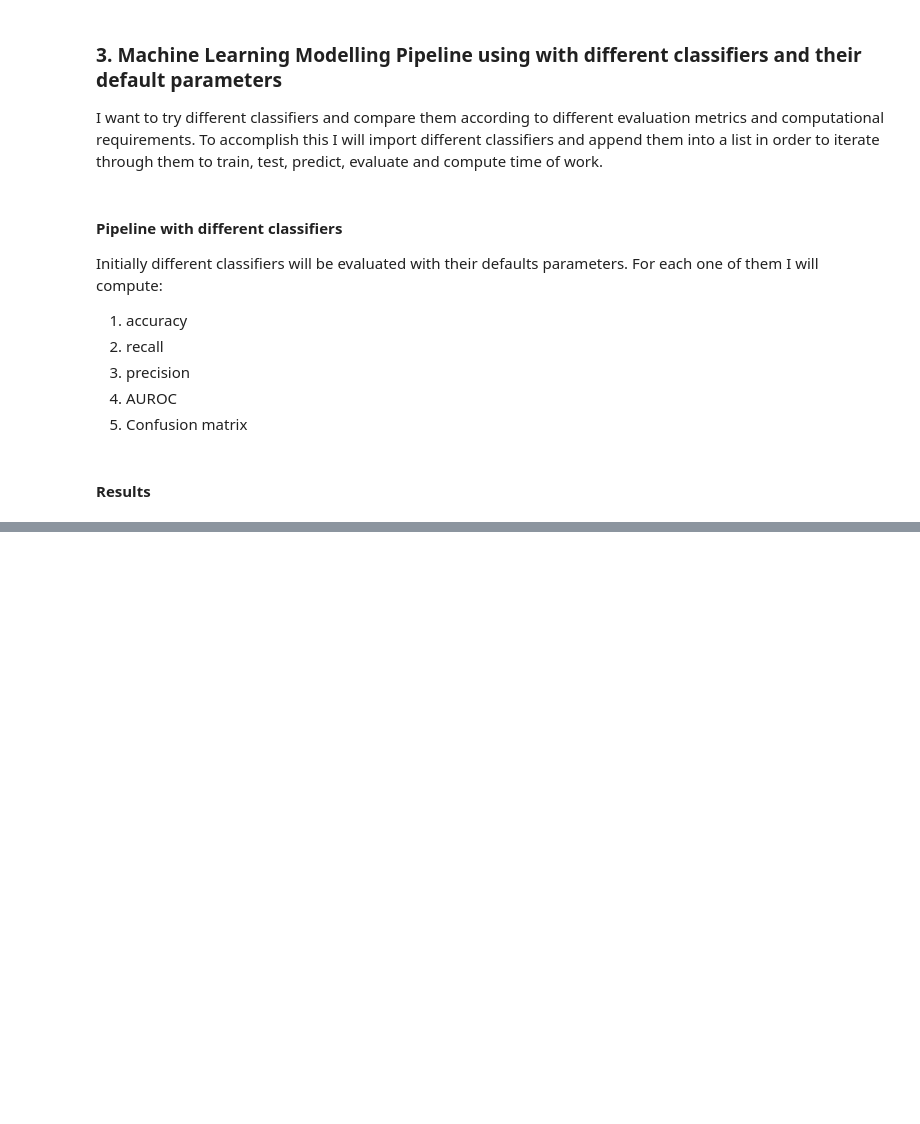
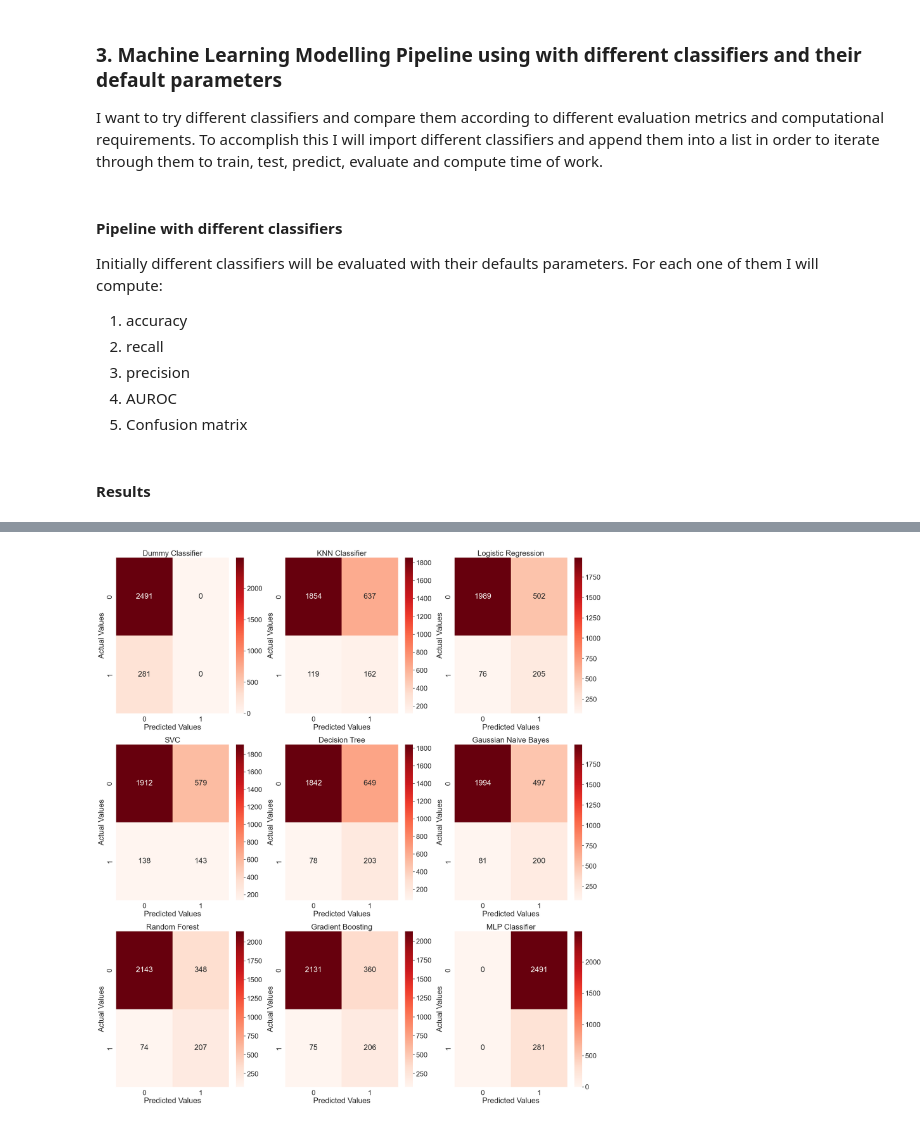
Before and after one commit to valkanoise/Applied-Data-Science-with-Python-Specialization, a Jupyter notebook: Course 3 - Applied Machine Learning in Python/Module 4 Supervised learning part II/Project.ipynb, the cells around one changed output, grey strips where cells are left out. Saved outputs shown, nothing was run; the diff lists cells and outputs as text; code cells hidden in the pictures; blank space fills up the shorter version.

```diff
--- a/Course 3 - Applied Machine Learning in Python/Module 4 Supervised learning part II/Project.ipynb
+++ b/Course 3 - Applied Machine Learning in Python/Module 4 Supervised learning part II/Project.ipynb
@@ -504,0 +543,9 @@ result_df_undersampling_onesided = pd.DataFrame({"Model": model_list, "Accuracy"
+# %%
+# Split dataset into Training and Testing sets, containing 70% and 30% of the instances respectively:
+#X_train, X_test, y_train, y_test = train_test_split(X, y, test_size=0.3, random_state=0)
+
+# Creates MinMaxScaler object, fits it and transforms X_train and X_test considering the fitting done in X_train
+scaler = MinMaxScaler()
+scaler.fit(X)
+X_train_scaled = scaler.transform(X_train_balanced)
+X_test_scaled = scaler.transform(X_test)
@@ -504,0 +650,64 @@ result_df_undersampling_onesided = pd.DataFrame({"Model": model_list, "Accuracy"
+# %%
+# Split dataset into Training and Testing sets, containing 70% and 30% of the instances respectively:
+#X_train, X_test, y_train2, y_test2 = train_test_split(X, y, test_size=0, random_state=0)
+
+# Creates MinMaxScaler object, fits it and transforms X_train and X_test considering the fitting done in X_train
+scaler = MinMaxScaler()
+scaler.fit(X)
+X_train_scaled = scaler.transform(X_train_balanced)
+X_test_scaled = scaler.transform(X_test)
+# %%
+model_pipeline = []
+model_pipeline.append(DummyClassifier())
+model_pipeline.append(KNeighborsClassifier())
+model_pipeline.append(LogisticRegression(solver="liblinear"))
+model_pipeline.append(SVC(probability=True))
+model_pipeline.append(DecisionTreeClassifier())
+model_pipeline.append(GaussianNB())
+model_pipeline.append(RandomForestClassifier())
+model_pipeline.append(GradientBoostingClassifier())
+model_pipeline.append(MLPClassifier())
+
+model_list = ["Dummy Classifier", "KNN Classifier", "Logistic Regression", "SVC", "Decision Tree", "Gaussian Naive Bayes",
+            "Random Forest", "Gradient Boosting","MLP Classifier"]
+acc_list =[]
+auc_list = []
+cm_list = []
+time_list = []
+recall_list = []
+precision_list = []
+
+for model in model_pipeline:
+    # Some models work better with scaled datasets
+    if model in ["KNN Classifier", "SVC", "MLPClassifier"]:
+        X_train = X_train_scaled
+        X_test = X_test_scaled
+
+    # Here I start measuring time
+    start = timeit.default_timer()
+
+    model.fit(X_train_balanced, y_train_balanced)
+    y_pred = model.predict(X_test)
+    acc_list.append(accuracy_score(y_test, y_pred))
+    recall_list.append(recall_score(y_test, y_pred))
+    precision_list.append(precision_score(y_test, y_pred))
+    y_scores = model.predict_proba(X_test) # predict_proba returns 2 columns of data
+    fpr, tpr, _ = roc_curve(y_test, y_scores[:, 1]) # I choose the 2nd columns that contains the probabilities of being classified with label 1 (engagement True)
+    auc_list.append(round(auc(fpr,tpr),2))
+    cm_list.append(confusion_matrix(y_test, y_pred))
+
+    end = timeit.default_timer()
+    total_time = end - start
+    time_list.append(total_time)
+
+fig = plt.figure(figsize=(27,30))
+for i in range(len(cm_list)):
+    cm = cm_list[i]
+    model = model_list[i]
+    sub = fig.add_subplot(3,3, i+1).set_title(model)
+    sns.set(font_scale=2)
+    cm_plot = sns.heatmap(cm, annot=True, fmt='g', cmap = "Reds")
+    cm_plot.set_xlabel("Predicted Values")
+    cm_plot.set_ylabel("Actual Values")
+# %% [output]
+[figure, added]
```
Also changed, not shown: parts of 32 cells of this notebook, 1 other file.
